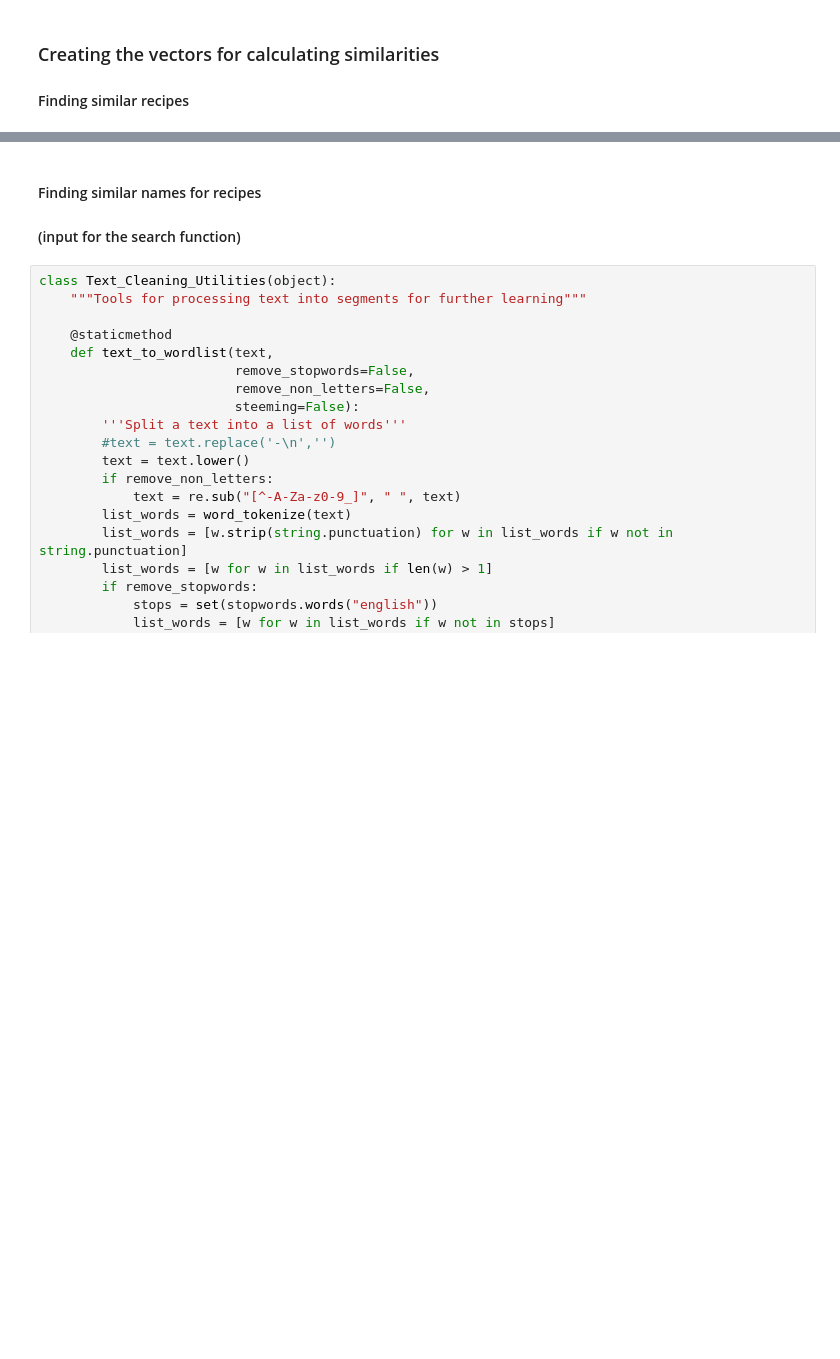
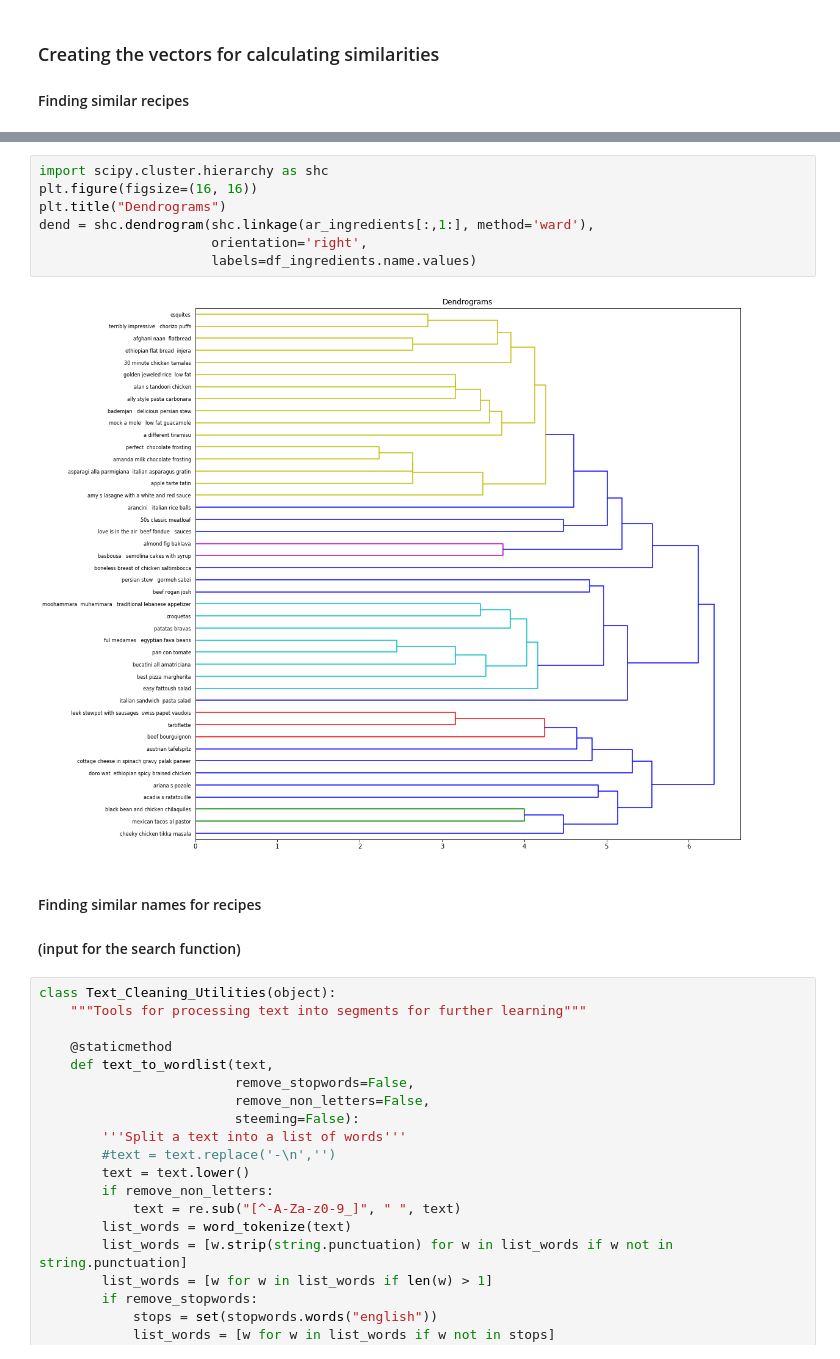
Before and after one commit to acdh-oeaw/theport2019_pier47_feedforward, a Jupyter notebook: recommendations.ipynb, the cells around one changed output, grey strips where cells are left out. Saved outputs shown, nothing was run; the diff lists cells and outputs as text; blank space fills up the shorter version.

```diff
--- a/recommendations.ipynb
+++ b/recommendations.ipynb
@@ -144,3 +149,12 @@ find_similar(df_ingredients.values[0,1:], df_ingredients.values[0:200,1:], 2)
+# %%
+import scipy.cluster.hierarchy as shc
+plt.figure(figsize=(16, 16))
+plt.title("Dendrograms")
+dend = shc.dendrogram(shc.linkage(ar_ingredients[:,1:], method='ward'),
+                      orientation='right',
+                      labels=df_ingredients.name.values)
+# %% [output]
+[figure, added]
 # %% [markdown]
 #### Finding similar names for recipes
 #### (input for the search function)
```
Also changed, not shown: parts of 24 cells of this notebook.
